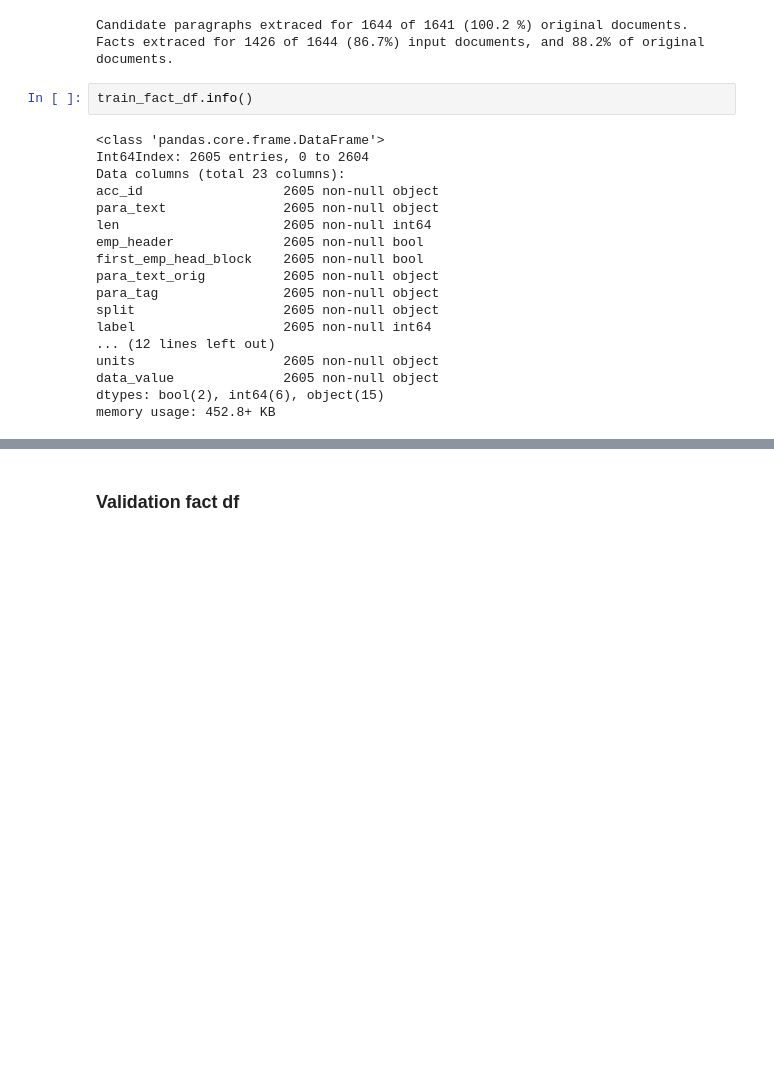
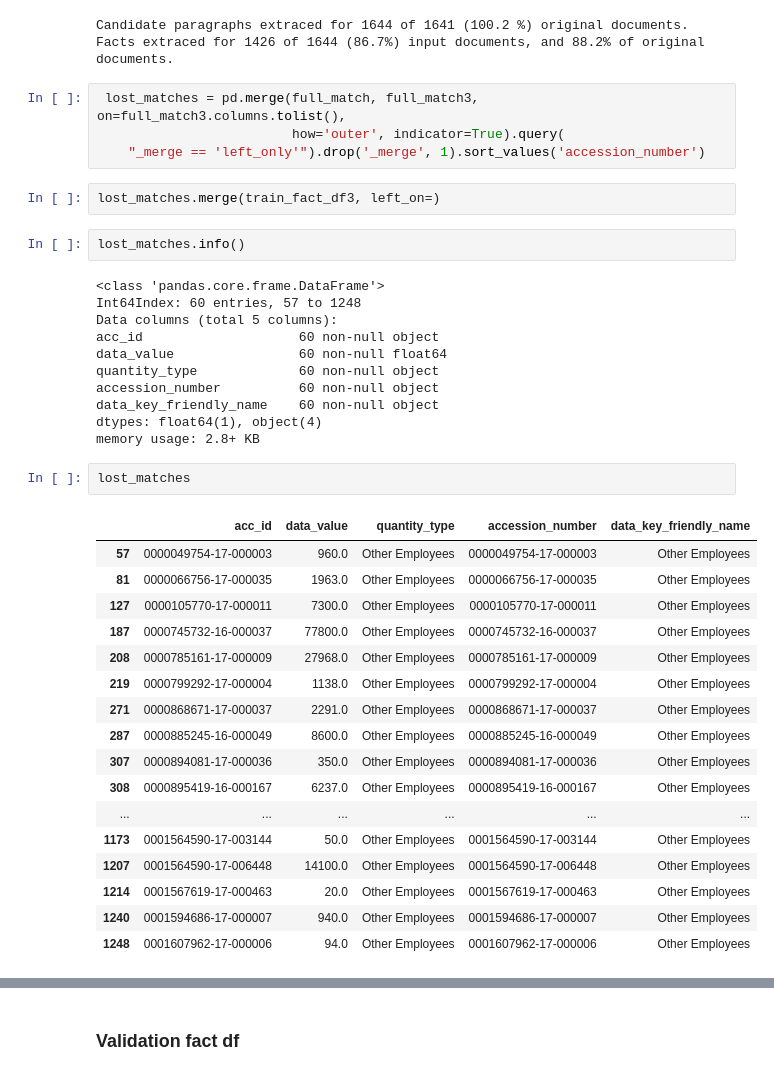
Before and after one commit to JarrodAJ/sec_employee_information_extraction, a Jupyter notebook: 4_Define_SpaCy_NER.ipynb, the cells around one changed output, grey strips where cells are left out. Saved outputs shown, nothing was run; the diff lists cells and outputs as text; blank space fills up the shorter version.

```diff
--- a/4_Define_SpaCy_NER.ipynb
+++ b/4_Define_SpaCy_NER.ipynb
@@ -4474,23 +4559,42 @@ print("Facts extraced for " + str(fact_docs) +
 # %% [output]
 Candidate paragraphs extraced for 1644 of 1641 (100.2 %) original documents.
 Facts extraced for 1426 of 1644 (86.7%) input documents, and 88.2% of original documents.
+# %%
+ lost_matches = pd.merge(full_match, full_match3, on=full_match3.columns.tolist(),
+                         how='outer', indicator=True).query(
+    "_merge == 'left_only'").drop('_merge', 1).sort_values('accession_number')
+# %%
+lost_matches.merge(train_fact_df3, left_on=)
 # %%
-train_fact_df.info()
+lost_matches.info()
 # %% [output]
 <class 'pandas.core.frame.DataFrame'>
-Int64Index: 2605 entries, 0 to 2604
-Data columns (total 23 columns):
-acc_id                  2605 non-null object
-para_text               2605 non-null object
-len                     2605 non-null int64
-emp_header              2605 non-null bool
-first_emp_head_block    2605 non-null bool
-para_text_orig          2605 non-null object
-para_tag                2605 non-null object
-split                   2605 non-null object
-label                   2605 non-null int64
-... (12 lines left out)
-units                   2605 non-null object
-data_value              2605 non-null object
-dtypes: bool(2), int64(6), object(15)
-memory usage: 452.8+ KB
+Int64Index: 60 entries, 57 to 1248
+Data columns (total 5 columns):
+acc_id                    60 non-null object
+data_value                60 non-null float64
+quantity_type             60 non-null object
+accession_number          60 non-null object
+data_key_friendly_name    60 non-null object
+dtypes: float64(1), object(4)
+memory usage: 2.8+ KB
+# %%
+lost_matches
+# %% [output]
+|  | acc_id | data_value | quantity_type | accession_number | data_key_friendly_name |
+| 57 | 0000049754-17-000003 | 960.0 | Other Employees | 0000049754-17-000003 | Other Employees |
+| 81 | 0000066756-17-000035 | 1963.0 | Other Employees | 0000066756-17-000035 | Other Employees |
+| 127 | 0000105770-17-000011 | 7300.0 | Other Employees | 0000105770-17-000011 | Other Employees |
+| 187 | 0000745732-16-000037 | 77800.0 | Other Employees | 0000745732-16-000037 | Other Employees |
+| 208 | 0000785161-17-000009 | 27968.0 | Other Employees | 0000785161-17-000009 | Other Employees |
+| 219 | 0000799292-17-000004 | 1138.0 | Other Employees | 0000799292-17-000004 | Other Employees |
+| 271 | 0000868671-17-000037 | 2291.0 | Other Employees | 0000868671-17-000037 | Other Employees |
+| 287 | 0000885245-16-000049 | 8600.0 | Other Employees | 0000885245-16-000049 | Other Employees |
+| 307 | 0000894081-17-000036 | 350.0 | Other Employees | 0000894081-17-000036 | Other Employees |
+| 308 | 0000895419-16-000167 | 6237.0 | Other Employees | 0000895419-16-000167 | Other Employees |
+| ... | ... | ... | ... | ... | ... |
+| 1173 | 0001564590-17-003144 | 50.0 | Other Employees | 0001564590-17-003144 | Other Employees |
+| 1207 | 0001564590-17-006448 | 14100.0 | Other Employees | 0001564590-17-006448 | Other Employees |
+| 1214 | 0001567619-17-000463 | 20.0 | Other Employees | 0001567619-17-000463 | Other Employees |
+| 1240 | 0001594686-17-000007 | 940.0 | Other Employees | 0001594686-17-000007 | Other Employees |
+| 1248 | 0001607962-17-000006 | 94.0 | Other Employees | 0001607962-17-000006 | Other Employees |
```
Also changed, not shown: parts of 89 cells of this notebook.
